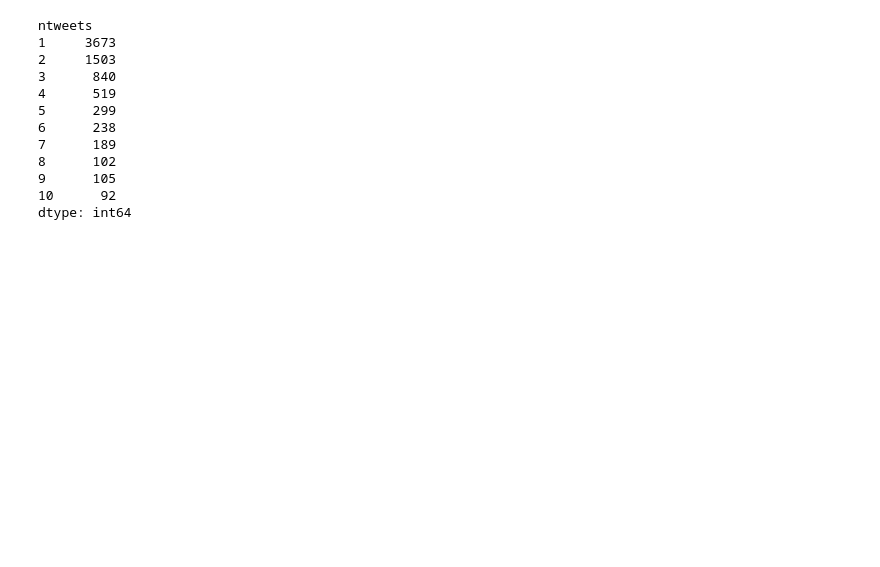
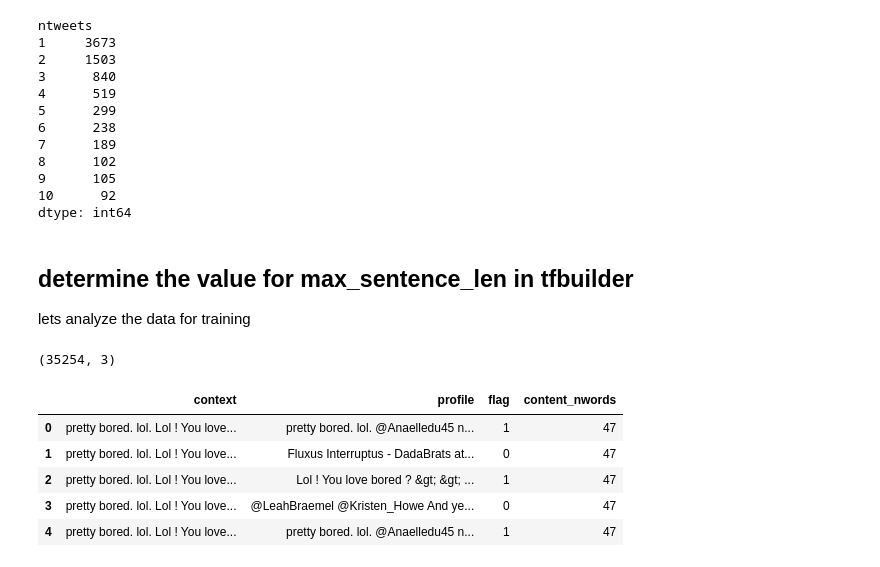
Before and after one commit to johnnytorres/recsys_twconv_s2s, a Jupyter notebook: analysis/eda_conversations.ipynb, the cells around one changed output. Saved outputs shown, nothing was run; the diff lists cells and outputs as text; code cells hidden in the pictures; blank space fills up the shorter version.

```diff
--- a/analysis/eda_conversations.ipynb
+++ b/analysis/eda_conversations.ipynb
@@ -547,3 +547,6 @@ ntweets
 9      105
 10      92
 dtype: int64
+# %% [markdown]
+## determine the value for max_sentence_len in tfbuilder
+lets analyze the data for training
@@ -549,0 +555,7 @@ dtype: int64
+# %%
+
+path = os.path.join(data_dir, 'train.csv')
+trainds = pd.read_csv(path)
+trainds.shape
+# %% [output]
+(35254, 3)
@@ -549,0 +564,9 @@ dtype: int64
+# %%
+trainds.head()
+# %% [output]
+|  | context | profile | flag | content_nwords |
+| 0 | pretty bored. lol. Lol ! You love... | pretty bored. lol. @Anaelledu45 n... | 1 | 47 |
+| 1 | pretty bored. lol. Lol ! You love... | Fluxus Interruptus - DadaBrats at... | 0 | 47 |
+| 2 | pretty bored. lol. Lol ! You love... | Lol ! You love bored ? &gt; &gt; ... | 1 | 47 |
+| 3 | pretty bored. lol. Lol ! You love... | @LeahBraemel @Kristen_Howe And ye... | 0 | 47 |
+| 4 | pretty bored. lol. Lol ! You love... | pretty bored. lol. @Anaelledu45 n... | 1 | 47 |
```
Also changed, not shown: parts of 9 cells of this notebook, 10 other files.
